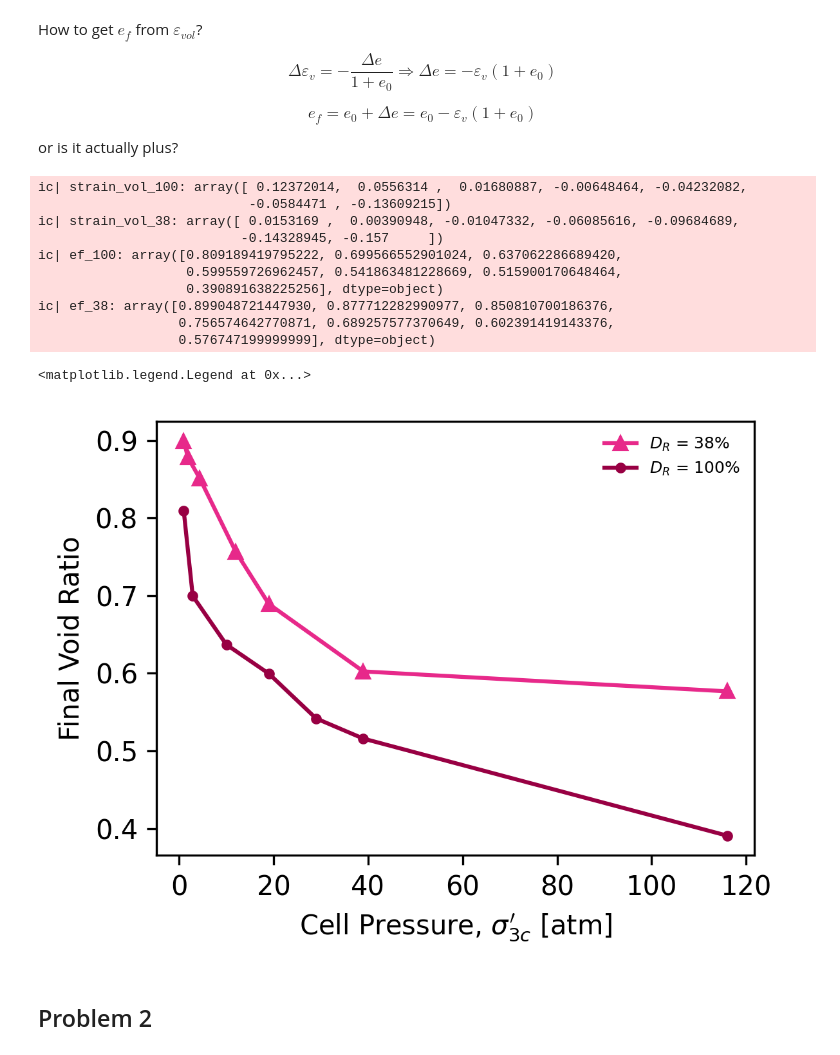
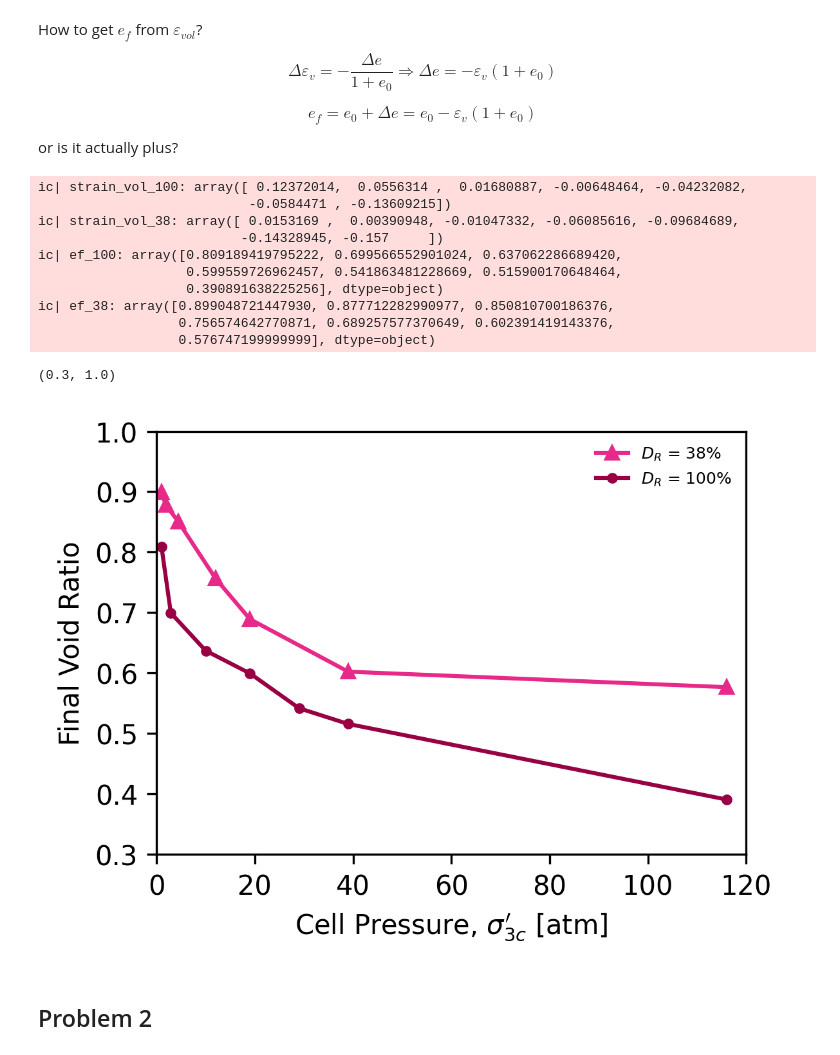
Before and after one commit to bKeungAuyeung/CE543-HW5, a Jupyter notebook: bAuyeung_HW5-code_CE543.ipynb, the cells around one changed output. Cells and saved outputs as stored; diff of their text form; code cells hidden in the pictures.

```diff
--- a/bAuyeung_HW5-code_CE543.ipynb
+++ b/bAuyeung_HW5-code_CE543.ipynb
@@ -131,35 +131,37 @@ strain_vol_38 = np.genfromtxt('DR38_axialstrain-volstrain.csv', delimiter = ',',
 ic(strain_vol_100)
 ic(strain_vol_38)
 
 cell_pressure_38 = 100 * np.array([1,1.9,4.4,12,19,39,116])
 
 ef_100 = e0_100 + (strain_vol_100 * (1+e0_100)) # i used a plus here
 ef_38 = e0_38 + (strain_vol_38 * (1+e0_38)) # and here too
 
 ic(ef_100)
 ic(ef_38)
 
 fig, ax = plt.subplots(figsize=(4,3), tight_layout=True, dpi=300)
 ax.plot(cell_pressure_38/100, ef_38, '^', markersize = 5, color = '#e7298a', linestyle = '-', label = '$D_R$ = 38%')
 ax.plot(cell_pressure_100/100, ef_100, '.', color = '#980043', linestyle = '-', label = '$D_R$ = 100%')
 # ax.hlines(e_min, 0, 120, color = 'black', linestyle = '--', alpha = 0.5, label = "$e_{min}$")
 # ax.hlines(e_max, 0, 120, color = 'black', linestyle = ':', alpha = 0.5, label = "$e_{max}$")
 ax.set_xlabel("Cell Pressure, $\\sigma_{3c}'$ [atm]")
 ax.set_ylabel('Final Void Ratio')
 ax.legend(frameon = False, fontsize = 6)
+ax.set_xlim(0,120)
+ax.set_ylim(0.3,1)
 # %% [output]
 ic| strain_vol_100: array([ 0.12372014,  0.0556314 ,  0.01680887, -0.00648464, -0.04232082,
                            -0.0584471 , -0.13609215])
 ic| strain_vol_38: array([ 0.0153169 ,  0.00390948, -0.01047332, -0.06085616, -0.09684689,
                           -0.14328945, -0.157     ])
 ic| ef_100: array([0.809189419795222, 0.699566552901024, 0.637062286689420,
                    0.599559726962457, 0.541863481228669, 0.515900170648464,
                    0.390891638225256], dtype=object)
 ic| ef_38: array([0.899048721447930, 0.877712282990977, 0.850810700186376,
                   0.756574642770871, 0.689257577370649, 0.602391419143376,
                   0.576747199999999], dtype=object)
-<matplotlib.legend.Legend at 0x...>
+(0.3, 1.0)
-[figure, old version]
+[figure, new version]
 # %% [markdown]
 ## Problem 2
 # %% [markdown]
```
Also changed, not shown: parts of 6 cells of this notebook.
